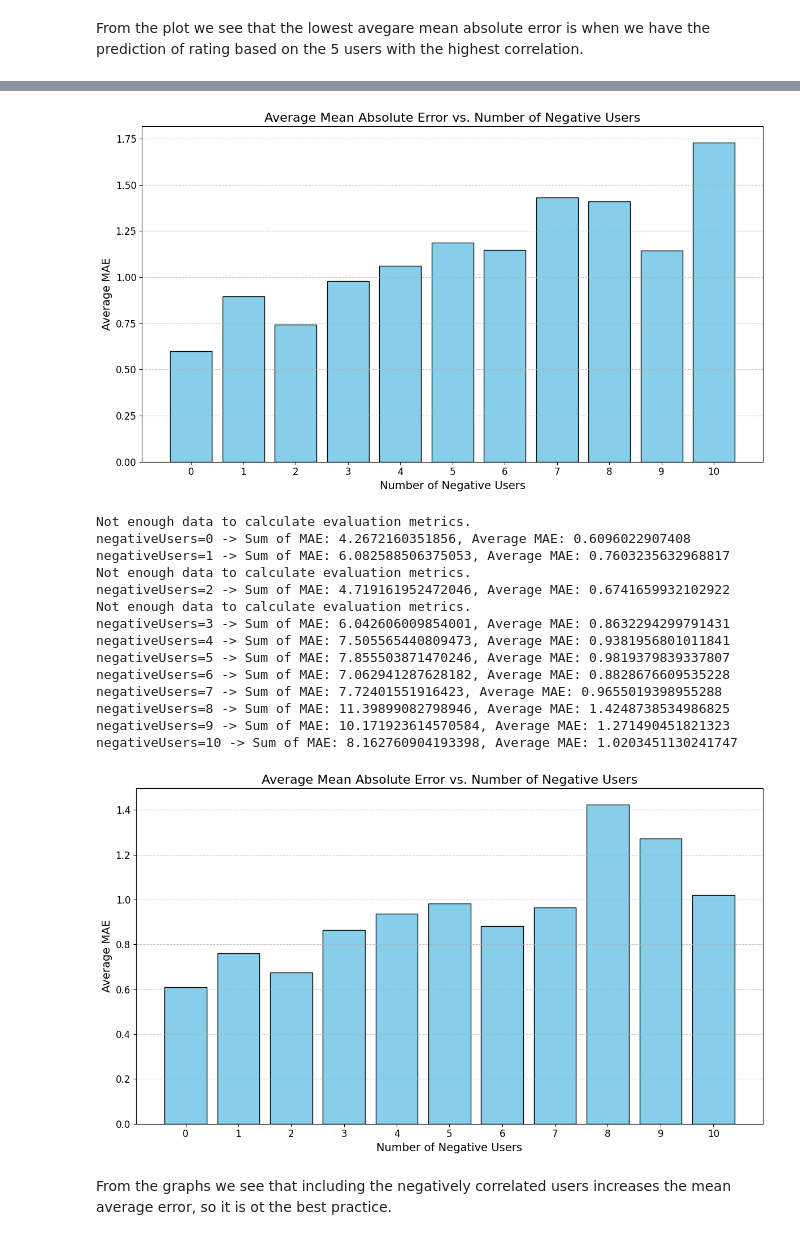
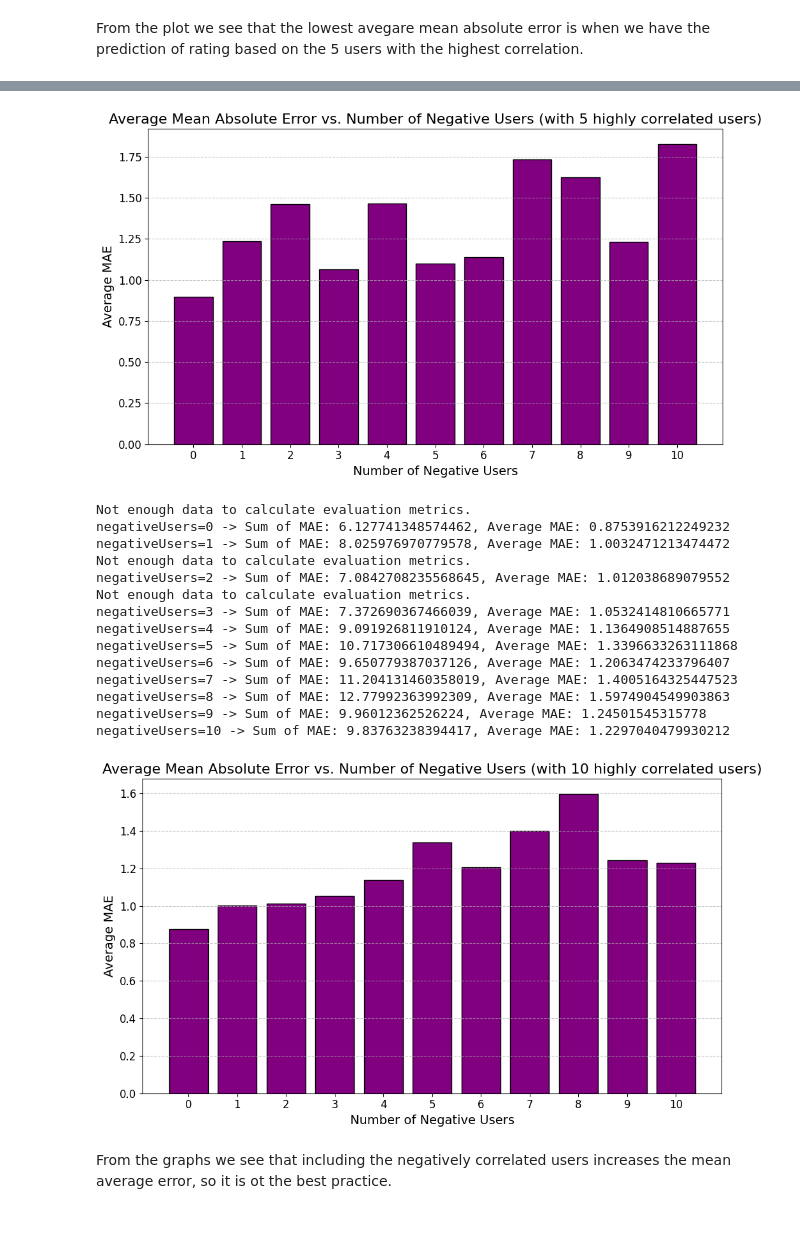
Before and after one commit to mmartyna123/InformationRetrieval, a Jupyter notebook: Lab5/Lab-IR5.ipynb, the cells around one changed output, grey strips where cells are left out. Cells and saved outputs as stored; diff of their text form; code cells hidden in the pictures.

Commit message:
graphs need further descriptions

```diff
--- a/Lab5/Lab-IR5.ipynb
+++ b/Lab5/Lab-IR5.ipynb
@@ -568,2 +582,0 @@ Root Mean Squared Error (EMSE): 1.01
-# %%
-predictedRatings, removedMovies = compareRemovedRatings(user = 300, numScoresToRemove = 30, topUsers = 20)
@@ -754,30 +741,29 @@ negativeUsers=10 -> Sum of MAE: 13.834836112732846, Average MAE: 1.7293545140916
 negative_users_values = list(results.keys())
 average_maes = [results[nu]["maeAVG"] for nu in negative_users_values]
 
-# Plot the results
-plt.figure(figsize=(12, 7))
-plt.bar(negative_users_values, average_maes, color='skyblue', edgecolor='black')
+plt.figure(figsize=(10, 6))
+plt.bar(negative_users_values, average_maes, color='purple', edgecolor='black')
 plt.xlabel('Number of Negative Users', fontsize=14)
 plt.ylabel('Average MAE', fontsize=14)
-plt.title('Average Mean Absolute Error vs. Number of Negative Users', fontsize=16)
+plt.title('Average Mean Absolute Error vs. Number of Negative Users (with 5 highly correlated users)', fontsize=16)
 plt.grid(axis='y', linestyle='--', alpha=0.7)
 plt.xticks(negative_users_values, fontsize=12)
 plt.yticks(fontsize=12)
 plt.tight_layout()
 plt.show()
 # %% [output]
-[figure, old version]
+[figure, new version]
 # %%
 users = [100, 106, 240, 30, 380, 500, 90, 210]
 numScoresToRemove = 10
-topUsers = 10  # Constant
+topUsers = 10
 commonMovies = 5
-negative_users_range = range(0, 11)  # Negative users from 1 to 10
+negative_users_range = range(0, 11)  #megative users from 1 to 10
 
-# Initialize a dictionary to store results
+
 results = {}
 
-# Loop over the range of negativeUsers
+#loop over the range of negativeUsers
 for negativeUsers in negative_users_range:
     maeLIST = []
     for user in users:
@@ -789,53 +775,50 @@ for negativeUsers in negative_users_range:
         if mae is not None:
             maeLIST.append(mae)
 
-    # Calculate the sum and average MAE for the current negativeUsers
+    #sum and average MAE for the current negativeUsers
     maeSUM = sum(maeLIST)
     maeAVG = maeSUM / len(maeLIST) if maeLIST else None  # Handle empty maeLIST
 
-    # Store results for the current negativeUsers
+    # storing the results for the current topUsers
     results[negativeUsers] = {
         "maeSUM": maeSUM,
         "maeAVG": maeAVG,
         "maeLIST": maeLIST,
     }
 
-    # Print results for debugging
+
     print(f"negativeUsers={negativeUsers} -> Sum of MAE: {maeSUM}, Average MAE: {maeAVG}")
-
-# Results are now stored in `results` for all negativeUsers from 1 to 10
 # %% [output]
 Not enough data to calculate evaluation metrics.
-negativeUsers=0 -> Sum of MAE: 4.2672160351856, Average MAE: 0.6096022907408
-negativeUsers=1 -> Sum of MAE: 6.082588506375053, Average MAE: 0.7603235632968817
+negativeUsers=0 -> Sum of MAE: 6.127741348574462, Average MAE: 0.8753916212249232
+negativeUsers=1 -> Sum of MAE: 8.025976970779578, Average MAE: 1.0032471213474472
 Not enough data to calculate evaluation metrics.
-negativeUsers=2 -> Sum of MAE: 4.719161952472046, Average MAE: 0.6741659932102922
+negativeUsers=2 -> Sum of MAE: 7.0842708235568645, Average MAE: 1.012038689079552
 Not enough data to calculate evaluation metrics.
-negativeUsers=3 -> Sum of MAE: 6.042606009854001, Average MAE: 0.8632294299791431
-negativeUsers=4 -> Sum of MAE: 7.505565440809473, Average MAE: 0.9381956801011841
-negativeUsers=5 -> Sum of MAE: 7.855503871470246, Average MAE: 0.9819379839337807
-negativeUsers=6 -> Sum of MAE: 7.062941287628182, Average MAE: 0.8828676609535228
-negativeUsers=7 -> Sum of MAE: 7.72401551916423, Average MAE: 0.9655019398955288
-negativeUsers=8 -> Sum of MAE: 11.39899082798946, Average MAE: 1.4248738534986825
-negativeUsers=9 -> Sum of MAE: 10.171923614570584, Average MAE: 1.271490451821323
-negativeUsers=10 -> Sum of MAE: 8.162760904193398, Average MAE: 1.0203451130241747
+negativeUsers=3 -> Sum of MAE: 7.372690367466039, Average MAE: 1.0532414810665771
+negativeUsers=4 -> Sum of MAE: 9.091926811910124, Average MAE: 1.1364908514887655
+negativeUsers=5 -> Sum of MAE: 10.717306610489494, Average MAE: 1.3396633263111868
+negativeUsers=6 -> Sum of MAE: 9.650779387037126, Average MAE: 1.2063474233796407
+negativeUsers=7 -> Sum of MAE: 11.204131460358019, Average MAE: 1.4005164325447523
+negativeUsers=8 -> Sum of MAE: 12.77992363992309, Average MAE: 1.5974904549903863
+negativeUsers=9 -> Sum of MAE: 9.96012362526224, Average MAE: 1.24501545315778
+negativeUsers=10 -> Sum of MAE: 9.83763238394417, Average MAE: 1.2297040479930212
 # %%
 negative_users_values = list(results.keys())
 average_maes = [results[nu]["maeAVG"] for nu in negative_users_values]
 
-# Plot the results
-plt.figure(figsize=(12, 7))
-plt.bar(negative_users_values, average_maes, color='skyblue', edgecolor='black')
+plt.figure(figsize=(10, 6))
+plt.bar(negative_users_values, average_maes, color='purple', edgecolor='black')
 plt.xlabel('Number of Negative Users', fontsize=14)
 plt.ylabel('Average MAE', fontsize=14)
-plt.title('Average Mean Absolute Error vs. Number of Negative Users', fontsize=16)
+plt.title('Average Mean Absolute Error vs. Number of Negative Users (with 10 highly correlated users)', fontsize=16)
 plt.grid(axis='y', linestyle='--', alpha=0.7)
 plt.xticks(negative_users_values, fontsize=12)
 plt.yticks(fontsize=12)
 plt.tight_layout()
 plt.show()
 # %% [output]
-[figure, old version]
+[figure, new version]
 # %% [markdown]
 From the graphs we see that including the negatively correlated users increases the mean average error, so it is ot the best practice.
 # %% [markdown]
```
Also changed, not shown: parts of 17 cells of this notebook.
